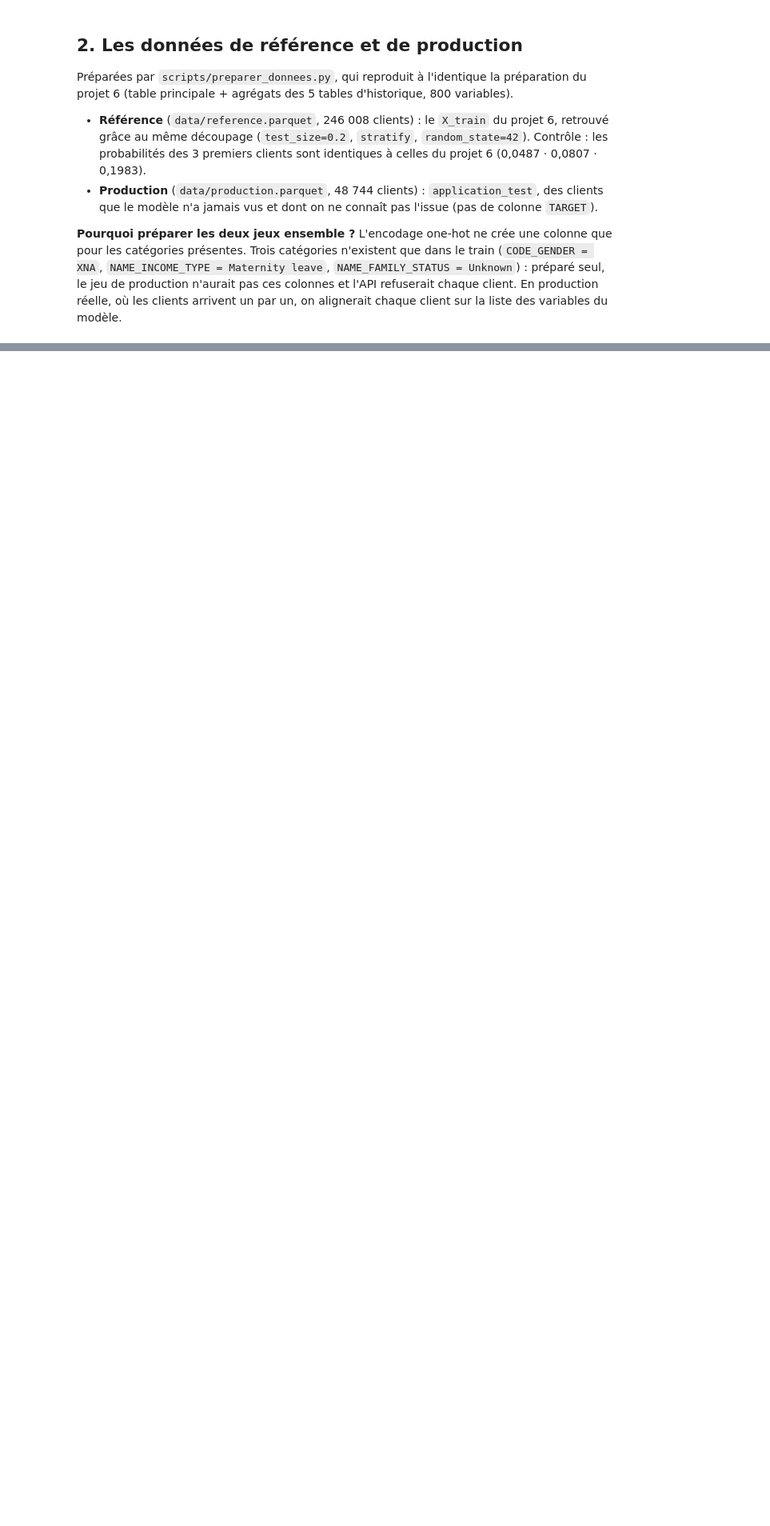
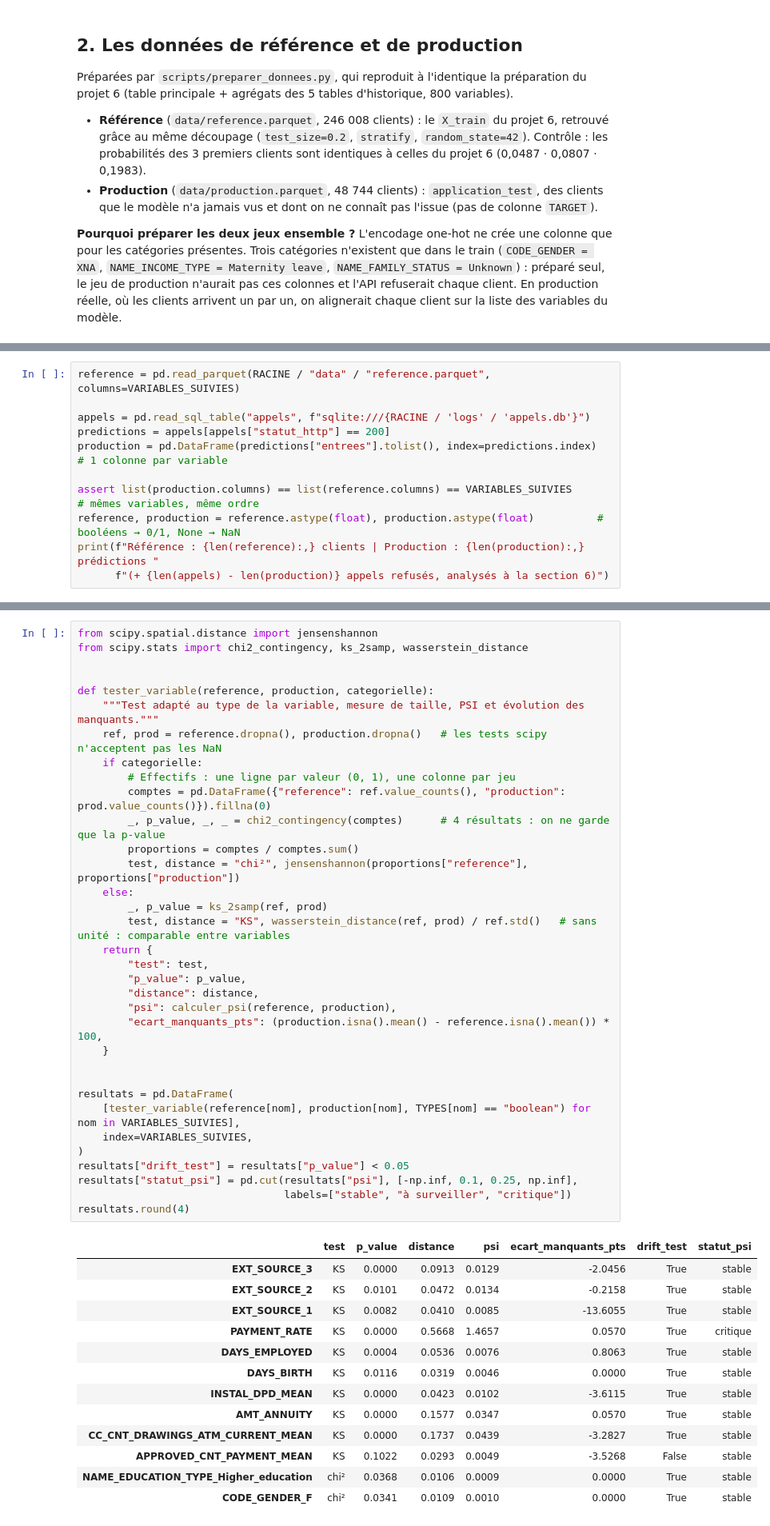
Before and after one commit to matthieudevivie/projet-8---Confirmez-vos-competences-en-MLOps---partie-2, a Jupyter notebook: notebooks/analyse_drift.ipynb, the cells around one changed output, grey strips where cells are left out. Shown at 80% size. Drawn from its saved outputs; the diff is of its cells as text; blank space fills up the shorter version.

Commit message:
Comparer la production à la référence : tests statistiques et PSI

```diff
--- a/notebooks/analyse_drift.ipynb
+++ b/notebooks/analyse_drift.ipynb
@@ -149,0 +158,11 @@ les clients arrivent un par un, on alignerait chaque client sur la liste des var
+# %%
+reference = pd.read_parquet(RACINE / "data" / "reference.parquet", columns=VARIABLES_SUIVIES)
+
+appels = pd.read_sql_table("appels", f"sqlite:///{RACINE / 'logs' / 'appels.db'}")
+predictions = appels[appels["statut_http"] == 200]
+production = pd.DataFrame(predictions["entrees"].tolist(), index=predictions.index)   # 1 colonne par variable
+
+assert list(production.columns) == list(reference.columns) == VARIABLES_SUIVIES      # mêmes variables, même ordre
+reference, production = reference.astype(float), production.astype(float)          # booléens → 0/1, None → NaN
+print(f"Référence : {len(reference):,} clients | Production : {len(production):,} prédictions "
+      f"(+ {len(appels) - len(production)} appels refusés, analysés à la section 6)")
@@ -149,0 +231,48 @@ les clients arrivent un par un, on alignerait chaque client sur la liste des var
+# %%
+from scipy.spatial.distance import jensenshannon
+from scipy.stats import chi2_contingency, ks_2samp, wasserstein_distance
+
+
+def tester_variable(reference, production, categorielle):
+    """Test adapté au type de la variable, mesure de taille, PSI et évolution des manquants."""
+    ref, prod = reference.dropna(), production.dropna()   # les tests scipy n'acceptent pas les NaN
+    if categorielle:
+        # Effectifs : une ligne par valeur (0, 1), une colonne par jeu
+        comptes = pd.DataFrame({"reference": ref.value_counts(), "production": prod.value_counts()}).fillna(0)
+        _, p_value, _, _ = chi2_contingency(comptes)      # 4 résultats : on ne garde que la p-value
+        proportions = comptes / comptes.sum()
+        test, distance = "chi²", jensenshannon(proportions["reference"], proportions["production"])
+    else:
+        _, p_value = ks_2samp(ref, prod)
+        test, distance = "KS", wasserstein_distance(ref, prod) / ref.std()   # sans unité : comparable entre variables
+    return {
+        "test": test,
+        "p_value": p_value,
+        "distance": distance,
+        "psi": calculer_psi(reference, production),
+        "ecart_manquants_pts": (production.isna().mean() - reference.isna().mean()) * 100,
+    }
+
+
+resultats = pd.DataFrame(
+    [tester_variable(reference[nom], production[nom], TYPES[nom] == "boolean") for nom in VARIABLES_SUIVIES],
+    index=VARIABLES_SUIVIES,
+)
+resultats["drift_test"] = resultats["p_value"] < 0.05
+resultats["statut_psi"] = pd.cut(resultats["psi"], [-np.inf, 0.1, 0.25, np.inf],
+                                 labels=["stable", "à surveiller", "critique"])
+resultats.round(4)
+# %% [output]
+|  | test | p_value | distance | psi | ecart_manquants_pts | drift_test | statut_psi |
+| EXT_SOURCE_3 | KS | 0.0000 | 0.0913 | 0.0129 | -2.0456 | True | stable |
+| EXT_SOURCE_2 | KS | 0.0101 | 0.0472 | 0.0134 | -0.2158 | True | stable |
+| EXT_SOURCE_1 | KS | 0.0082 | 0.0410 | 0.0085 | -13.6055 | True | stable |
+| PAYMENT_RATE | KS | 0.0000 | 0.5668 | 1.4657 | 0.0570 | True | critique |
+| DAYS_EMPLOYED | KS | 0.0004 | 0.0536 | 0.0076 | 0.8063 | True | stable |
+| DAYS_BIRTH | KS | 0.0116 | 0.0319 | 0.0046 | 0.0000 | True | stable |
+| INSTAL_DPD_MEAN | KS | 0.0000 | 0.0423 | 0.0102 | -3.6115 | True | stable |
+| AMT_ANNUITY | KS | 0.0000 | 0.1577 | 0.0347 | 0.0570 | True | stable |
+| CC_CNT_DRAWINGS_ATM_CURRENT_MEAN | KS | 0.0000 | 0.1737 | 0.0439 | -3.2827 | True | stable |
+| APPROVED_CNT_PAYMENT_MEAN | KS | 0.1022 | 0.0293 | 0.0049 | -3.5268 | False | stable |
+| NAME_EDUCATION_TYPE_Higher_education | chi² | 0.0368 | 0.0106 | 0.0009 | 0.0000 | True | stable |
+| CODE_GENDER_F | chi² | 0.0341 | 0.0109 | 0.0010 | 0.0000 | True | stable |
```
Also changed, not shown: parts of 5 cells of this notebook.
